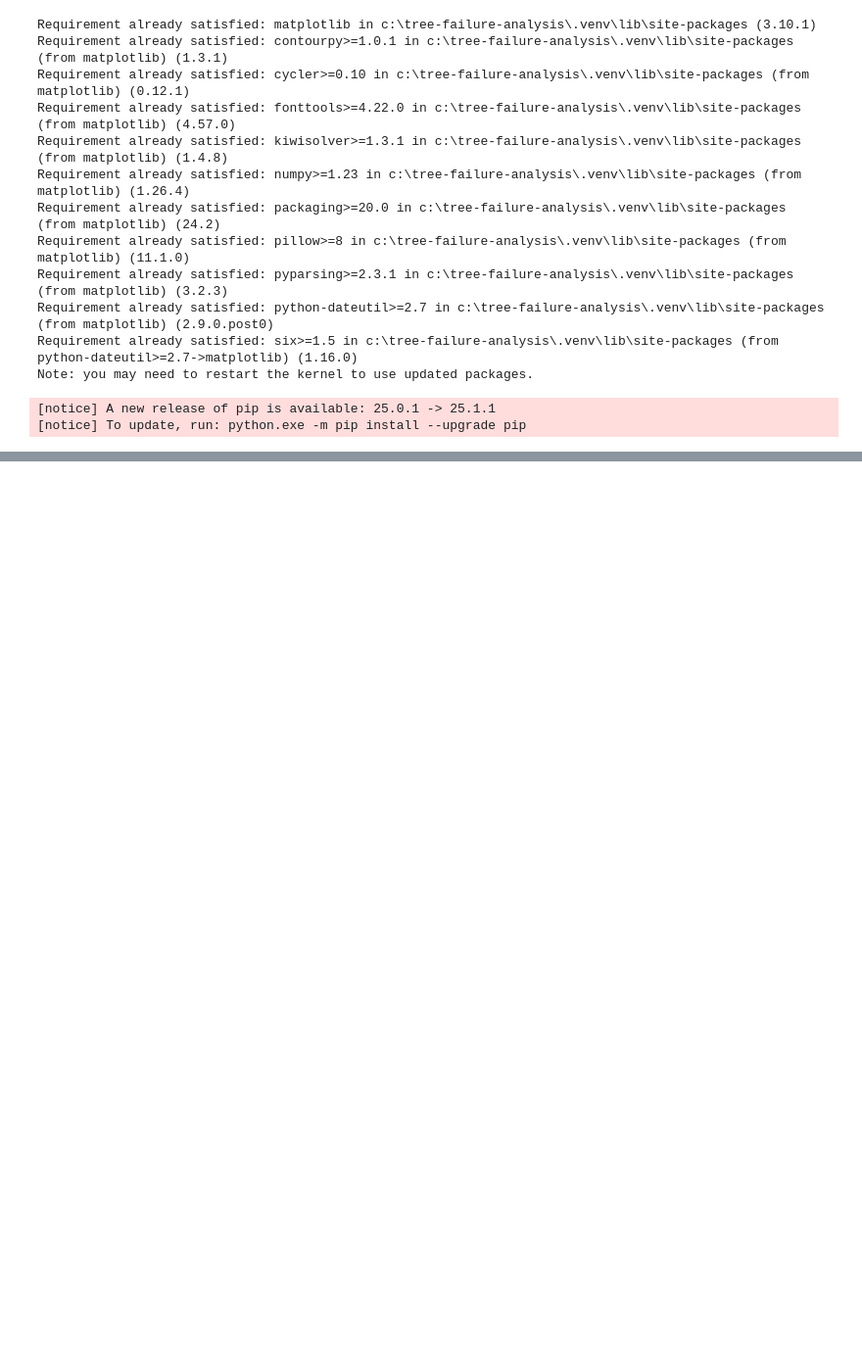
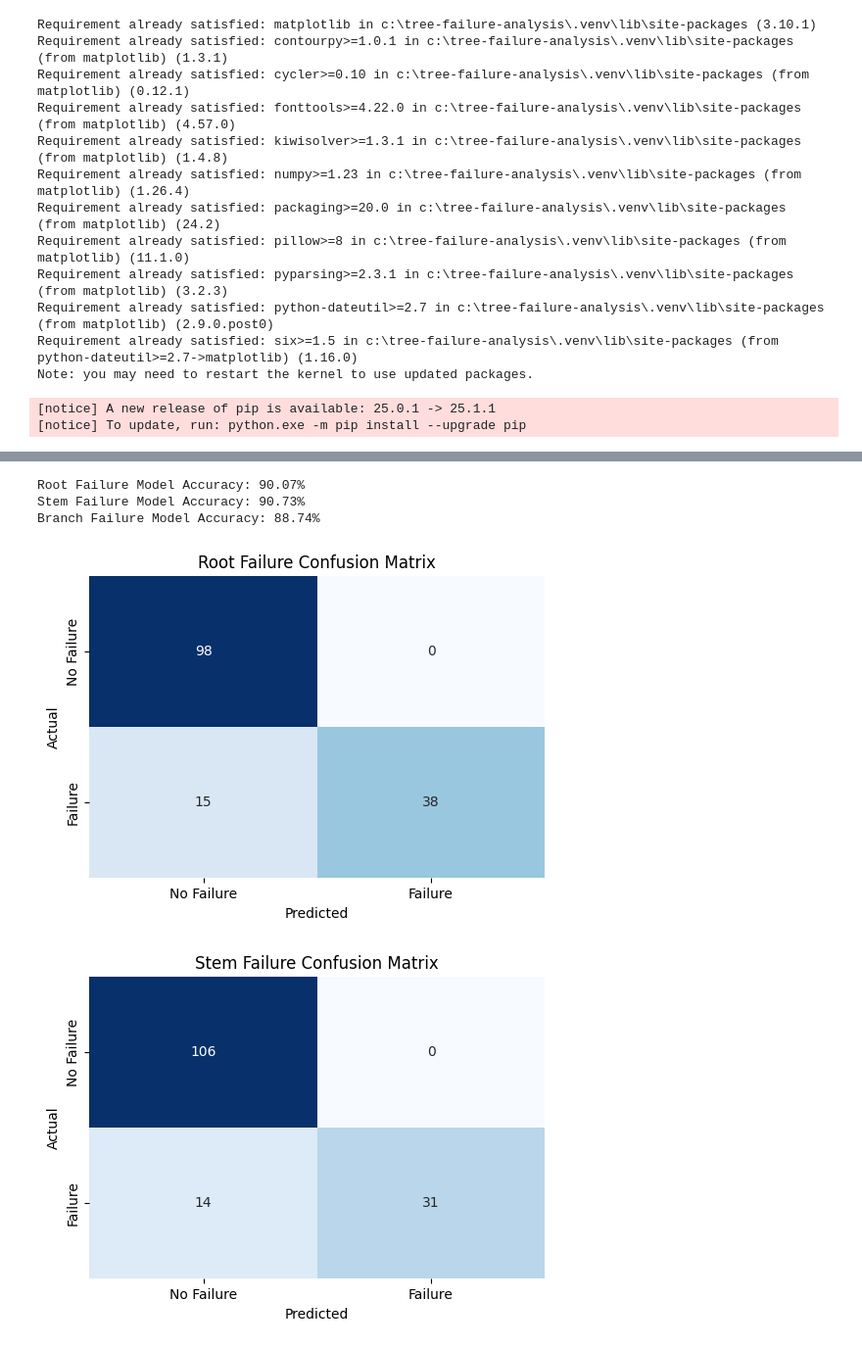
Before and after one commit to roshan-mahesh/Tree-Failure-Analysis, a Jupyter notebook: decision_tree/main.ipynb, the cells around one changed output, grey strips where cells are left out. Shown: that part at 98% size. Saved outputs shown, nothing was run; the diff lists cells and outputs as text; code cells hidden in the pictures; blank space fills up the shorter version.

```diff
--- a/decision_tree/main.ipynb
+++ b/decision_tree/main.ipynb
@@ -153,0 +157,54 @@ plt.show()
+# %%
+from sklearn.model_selection import train_test_split
+from sklearn.ensemble import RandomForestClassifier
+from sklearn.metrics import accuracy_score, confusion_matrix
+import seaborn as sns
+import matplotlib.pyplot as plt
+
+X = df.drop(columns=["Failed Part_BranchFailure", "Failed Part_RootFailure", "Failed Part_StemFailure"])
+
+models = []
+
+def train_random_forest_model(X, y, max_depth):
+    X_train, X_test, y_train, y_test = train_test_split(X, y, test_size=0.3, random_state=42)
+
+    model = RandomForestClassifier(max_depth=max_depth, random_state=43, criterion="entropy", n_estimators=100)
+    models.append(model)
+    model.fit(X_train, y_train)
+
+    y_pred = model.predict(X_test)
+
+    accuracy = accuracy_score(y_test, y_pred)
+    return accuracy, y_pred, y_test
+
+y_root = df['Failed Part_RootFailure']
+accuracy_root, y_pred_root, y_test_root = train_random_forest_model(X, y_root, 12)
+
+y_stem = df['Failed Part_StemFailure']
+accuracy_stem, y_pred_stem, y_test_stem = train_random_forest_model(X, y_stem, 8)
+
+y_branch = df['Failed Part_BranchFailure']
+accuracy_branch, y_pred_branch, y_test_branch = train_random_forest_model(X, y_branch, 12)
+
+print(f"Root Failure Model Accuracy: {accuracy_root * 100:.2f}%")
+print(f"Stem Failure Model Accuracy: {accuracy_stem * 100:.2f}%")
+print(f"Branch Failure Model Accuracy: {accuracy_branch * 100:.2f}%")
+
+def plot_confusion_matrix(cm, title="Confusion Matrix"):
+    plt.figure(figsize=(6, 4))
+    sns.heatmap(cm, annot=True, fmt="d", cmap="Blues", cbar=False,
+                xticklabels=["No Failure", "Failure"], yticklabels=["No Failure", "Failure"])
+    plt.title(title)
+    plt.xlabel("Predicted")
+    plt.ylabel("Actual")
+    plt.show()
+
+plot_confusion_matrix(confusion_matrix(y_test_root, y_pred_root), "Root Failure Confusion Matrix")
+plot_confusion_matrix(confusion_matrix(y_test_stem, y_pred_stem), "Stem Failure Confusion Matrix")
+plot_confusion_matrix(confusion_matrix(y_test_branch, y_pred_branch), "Branch Failure Confusion Matrix")
+# %% [output]
+Root Failure Model Accuracy: 90.07%
+Stem Failure Model Accuracy: 90.73%
+Branch Failure Model Accuracy: 88.74%
+[figure, added]
+[figure, added]
```
Also changed, not shown: parts of 3 cells of this notebook, 2 other files.
